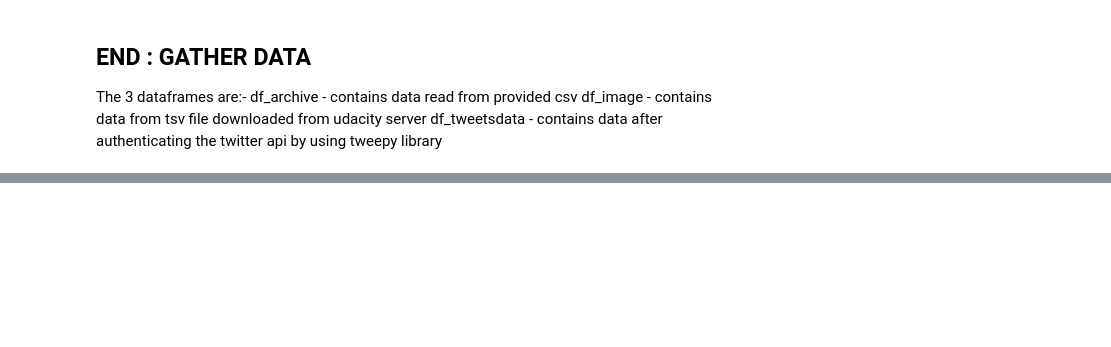
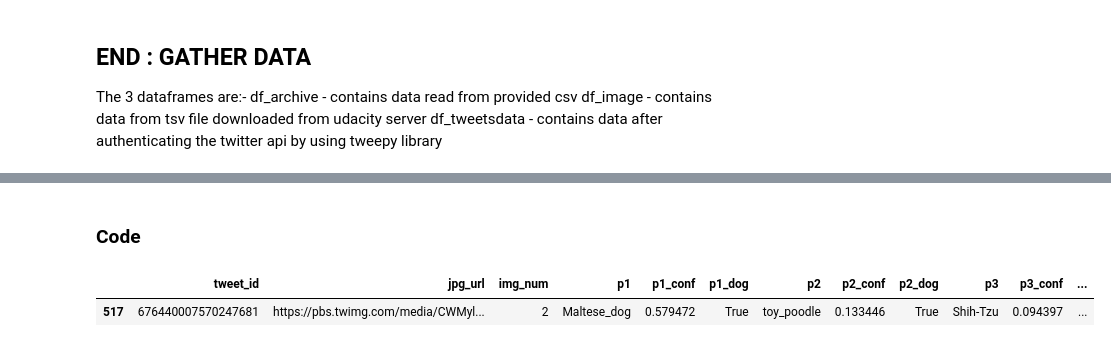
Before and after one commit to ujwalakale/Wrangle-And-Analyse-Data-WeRate-Dogs, a Jupyter notebook: wrangle_act.ipynb, the cells around one changed output, grey strips where cells are left out. Saved outputs shown, nothing was run; the diff lists cells and outputs as text; code cells hidden in the pictures; blank space fills up the shorter version.

```diff
--- a/wrangle_act.ipynb
+++ b/wrangle_act.ipynb
@@ -237,0 +803,9 @@ df_tweetsdata - contains data after authenticating the twitter api by using twee
+# %% [markdown]
+### Code
+# %%
+#image sample
+
+df_image_clean.sample()
+# %% [output]
+|  | tweet_id | jpg_url | img_num | p1 | p1_conf | p1_dog | p2 | p2_conf | p2_dog | p3 | p3_conf | ... |
+| 517 | 676440007570247681 | https://pbs.twimg.com/media/CWMyl... | 2 | Maltese_dog | 0.579472 | True | toy_poodle | 0.133446 | True | Shih-Tzu | 0.094397 | ... |
```
Also changed, not shown: parts of 97 cells of this notebook.
